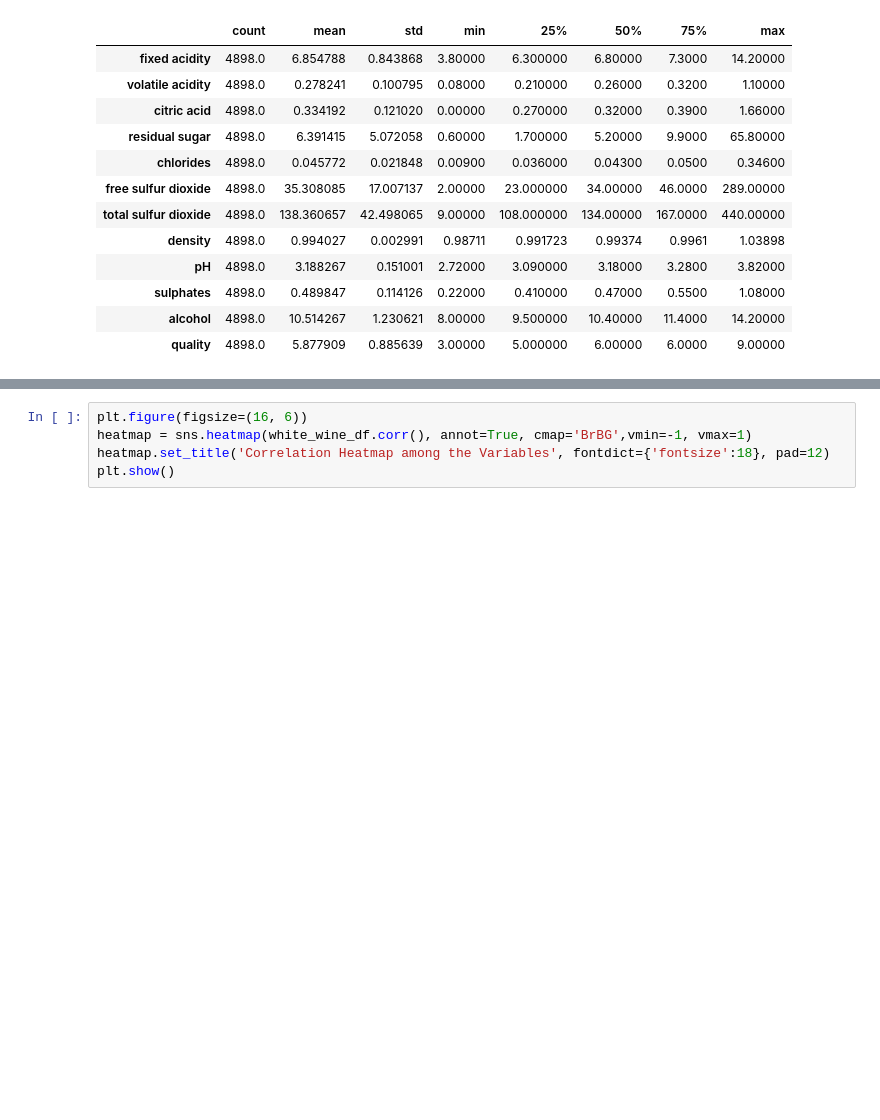
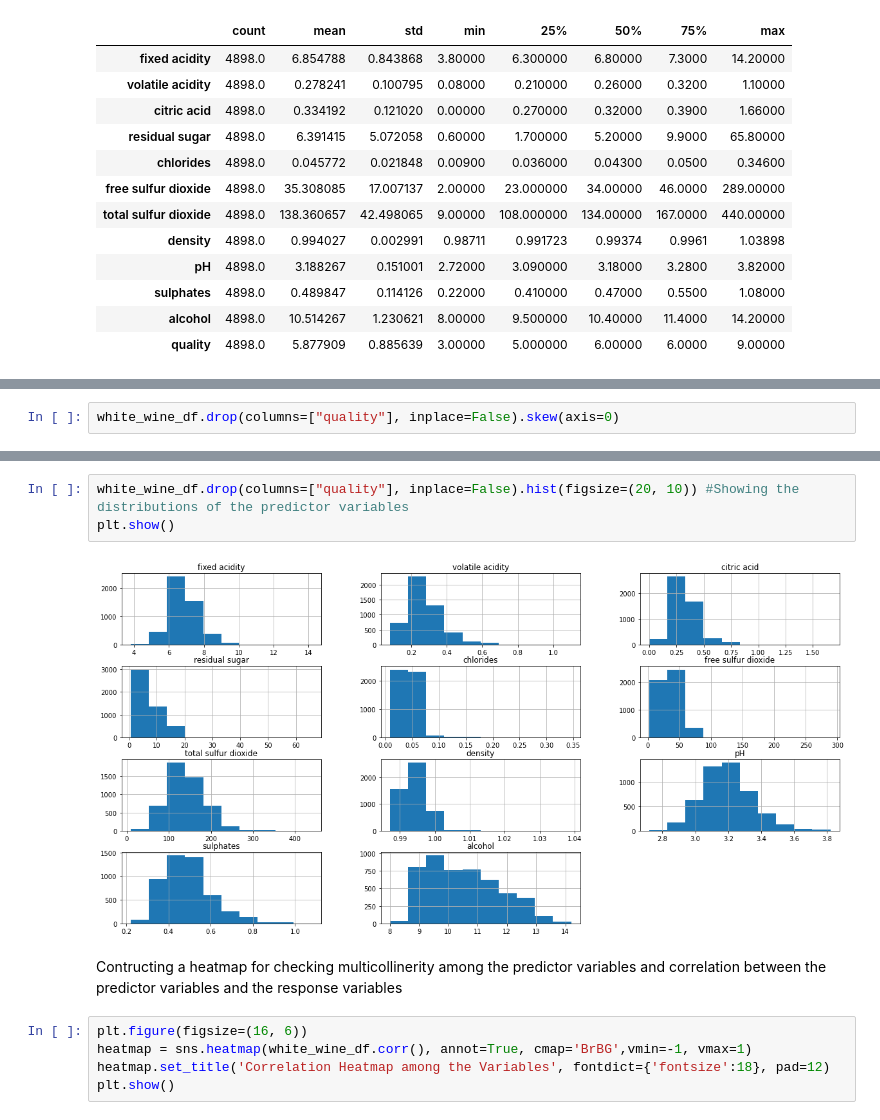
Before and after one commit to FeziweMelvin/Wine-Quality, a Jupyter notebook: whitewine.ipynb, the cells around one changed output, grey strips where cells are left out. Drawn from its saved outputs; the diff is of its cells as text; blank space fills up the shorter version.

```diff
--- a/whitewine.ipynb
+++ b/whitewine.ipynb
@@ -68,0 +71,2 @@ white_wine_df.describe().T #Some descriptive
+# %%
+white_wine_df.drop(columns=["quality"], inplace=False).skew(axis=0)
@@ -69,3 +93,10 @@ white_wine_df.describe().T #Some descriptive
+# %%
+white_wine_df.drop(columns=["quality"], inplace=False).hist(figsize=(20, 10)) #Showing the distributions of the predictor variables
+plt.show()
+# %% [output]
+[figure, added]
+# %% [markdown]
+Contructing a heatmap for checking multicollinerity among the predictor variables and correlation between the predictor variables and the response variables
 # %%
 plt.figure(figsize=(16, 6))
 heatmap = sns.heatmap(white_wine_df.corr(), annot=True, cmap='BrBG',vmin=-1, vmax=1)
```
Also changed, not shown: parts of 5 cells of this notebook.
